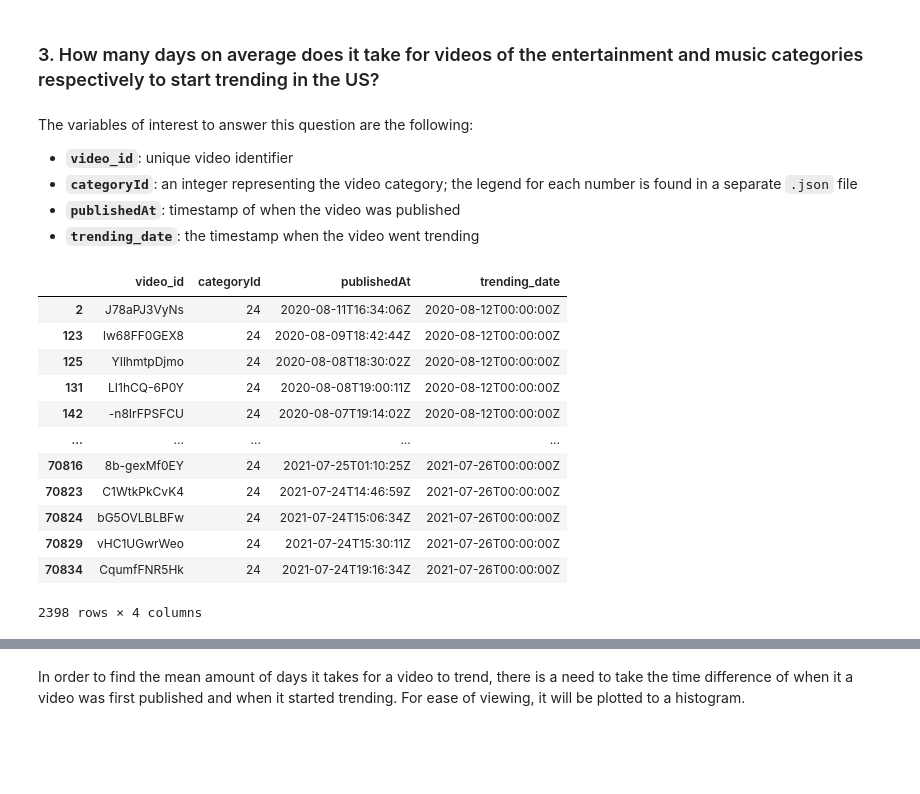
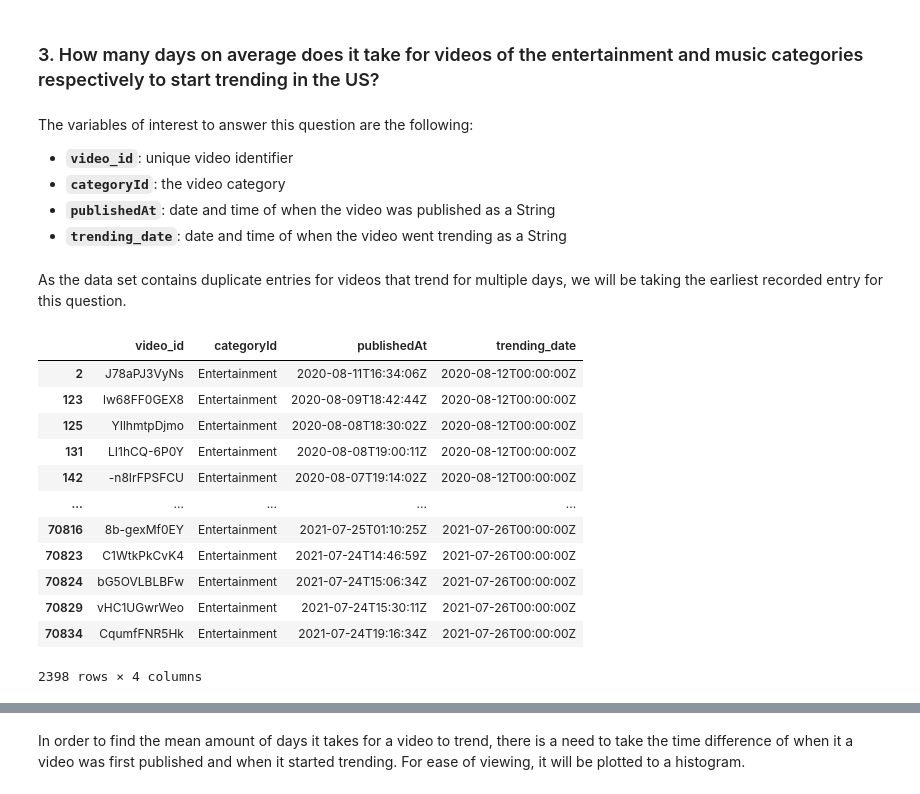
Before and after one commit to kether82/Project-1, a Jupyter notebook: Untitled0.ipynb, the cells around one changed output, grey strips where cells are left out. Cells and saved outputs as stored; diff of their text form; code cells hidden in the pictures; blank space fills up the shorter version.

```diff
--- a/Untitled0.ipynb
+++ b/Untitled0.ipynb
@@ -110,0 +143,14 @@ Since the variables *category_data, trending_date, publishedAt, likes ,view_coun
+# %%
+trending_US_df.replace({
+1: "Film & Animation", 2: "Autos & Vehicles", 10: "Music",
+15: "Pets & Animals", 17: "Sports", 18: "Short Movies",
+19: "Travel & Events", 20: "Gaming", 21: "Videoblogging",
+22: "People & Blogs", 23: "Comedy", 24: "Entertainment",
+25: "News & Politics", 26: "Howto & Style", 27: "Education",
+28: "Science & Technology", 29: "Nonprofits & Activism", 30: "Movies",
+31: "Anime/Animation", 32: "Action/Adventure", 33: "Classics",
+34: "Comedy", 35: "Documentary", 36: "Drama",
+37: "Family", 38: "Foreign", 39: "Horror",
+40: "Sci-Fi/Fantasy", 41: "Thriller", 42: "Shorts",
+43: "Shows", 44: "Trailers"}, inplace=True)
+trending_US_df["categoryId"].unique()
@@ -284,29 +306,31 @@ plt.show()
 # %% [markdown]
 The variables of interest to answer this question are the following:
 - **`video_id`**: unique video identifier
-- **`categoryId`**: an integer representing the video category; the legend for each number is found in a separate `.json` file
-- **`publishedAt`**: timestamp of when the video was published
-- **`trending_date`**: the timestamp when the video went trending
+- **`categoryId`**: the video category
+- **`publishedAt`**: date and time of when the video was published as a String
+- **`trending_date`**: date and time of when the video went trending as a String
+# %% [markdown]
+As the data set contains duplicate entries for videos that trend for multiple days, we will be taking the earliest recorded entry for this question.
 # %%
 # take relevant portion of dataframe
-avg_time_to_trend24_df = trending_US_df.loc[(trending_US_df['categoryId'] == 24), ['video_id', 'categoryId', 'publishedAt', 'trending_date']]
+avg_time_to_trend24_df = trending_US_df.loc[(trending_US_df['categoryId'] == "Entertainment"), ['video_id', 'categoryId', 'publishedAt', 'trending_date']]
 
 # remove duplicates and keep the entry that has the earliest trending date
 avg_time_to_trend24_df = avg_time_to_trend24_df.sort_values('trending_date', ascending=True).drop_duplicates(['video_id'])
 avg_time_to_trend24_df
 # %% [output]
 |  | video_id | categoryId | publishedAt | trending_date |
-| 2 | J78aPJ3VyNs | 24 | 2020-08-11T16:34:06Z | 2020-08-12T00:00:00Z |
-| 123 | lw68FF0GEX8 | 24 | 2020-08-09T18:42:44Z | 2020-08-12T00:00:00Z |
-| 125 | YIlhmtpDjmo | 24 | 2020-08-08T18:30:02Z | 2020-08-12T00:00:00Z |
-| 131 | LI1hCQ-6P0Y | 24 | 2020-08-08T19:00:11Z | 2020-08-12T00:00:00Z |
-| 142 | -n8IrFPSFCU | 24 | 2020-08-07T19:14:02Z | 2020-08-12T00:00:00Z |
+| 2 | J78aPJ3VyNs | Entertainment | 2020-08-11T16:34:06Z | 2020-08-12T00:00:00Z |
+| 123 | lw68FF0GEX8 | Entertainment | 2020-08-09T18:42:44Z | 2020-08-12T00:00:00Z |
+| 125 | YIlhmtpDjmo | Entertainment | 2020-08-08T18:30:02Z | 2020-08-12T00:00:00Z |
+| 131 | LI1hCQ-6P0Y | Entertainment | 2020-08-08T19:00:11Z | 2020-08-12T00:00:00Z |
+| 142 | -n8IrFPSFCU | Entertainment | 2020-08-07T19:14:02Z | 2020-08-12T00:00:00Z |
 | ... | ... | ... | ... | ... |
-| 70816 | 8b-gexMf0EY | 24 | 2021-07-25T01:10:25Z | 2021-07-26T00:00:00Z |
-| 70823 | C1WtkPkCvK4 | 24 | 2021-07-24T14:46:59Z | 2021-07-26T00:00:00Z |
-| 70824 | bG5OVLBLBFw | 24 | 2021-07-24T15:06:34Z | 2021-07-26T00:00:00Z |
-| 70829 | vHC1UGwrWeo | 24 | 2021-07-24T15:30:11Z | 2021-07-26T00:00:00Z |
-| 70834 | CqumfFNR5Hk | 24 | 2021-07-24T19:16:34Z | 2021-07-26T00:00:00Z |
+| 70816 | 8b-gexMf0EY | Entertainment | 2021-07-25T01:10:25Z | 2021-07-26T00:00:00Z |
+| 70823 | C1WtkPkCvK4 | Entertainment | 2021-07-24T14:46:59Z | 2021-07-26T00:00:00Z |
+| 70824 | bG5OVLBLBFw | Entertainment | 2021-07-24T15:06:34Z | 2021-07-26T00:00:00Z |
+| 70829 | vHC1UGwrWeo | Entertainment | 2021-07-24T15:30:11Z | 2021-07-26T00:00:00Z |
+| 70834 | CqumfFNR5Hk | Entertainment | 2021-07-24T19:16:34Z | 2021-07-26T00:00:00Z |
 2398 rows × 4 columns
 # %%
 # take relevant portion of dataframe
```
Also changed, not shown: parts of 63 cells of this notebook, 1 other file.
